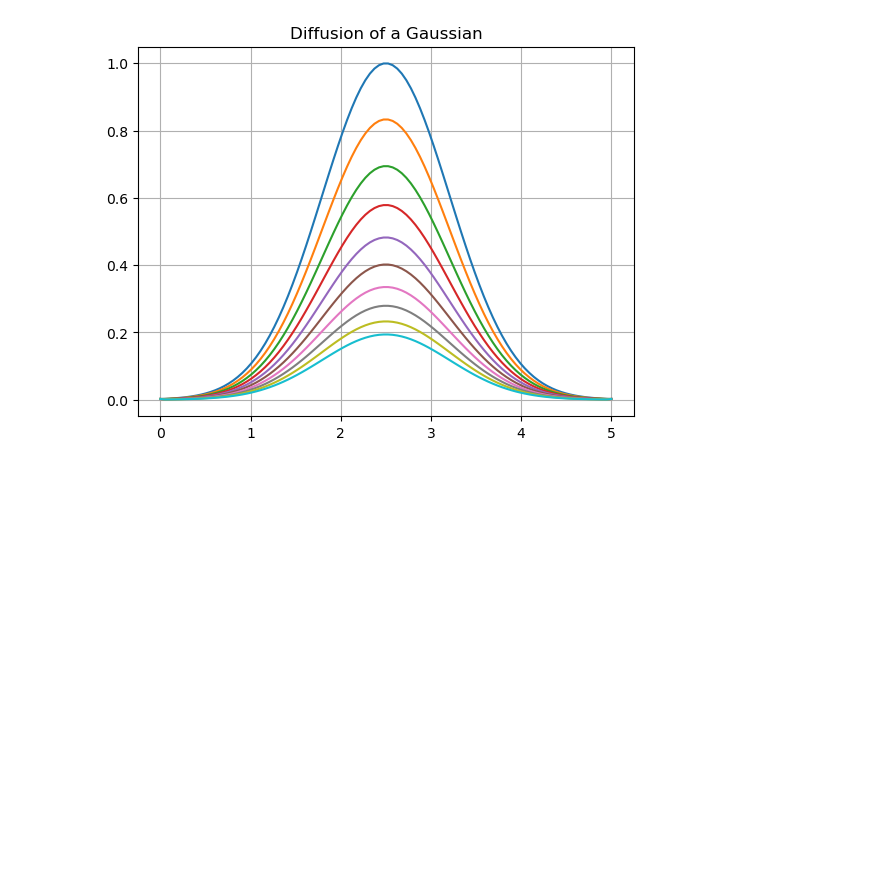
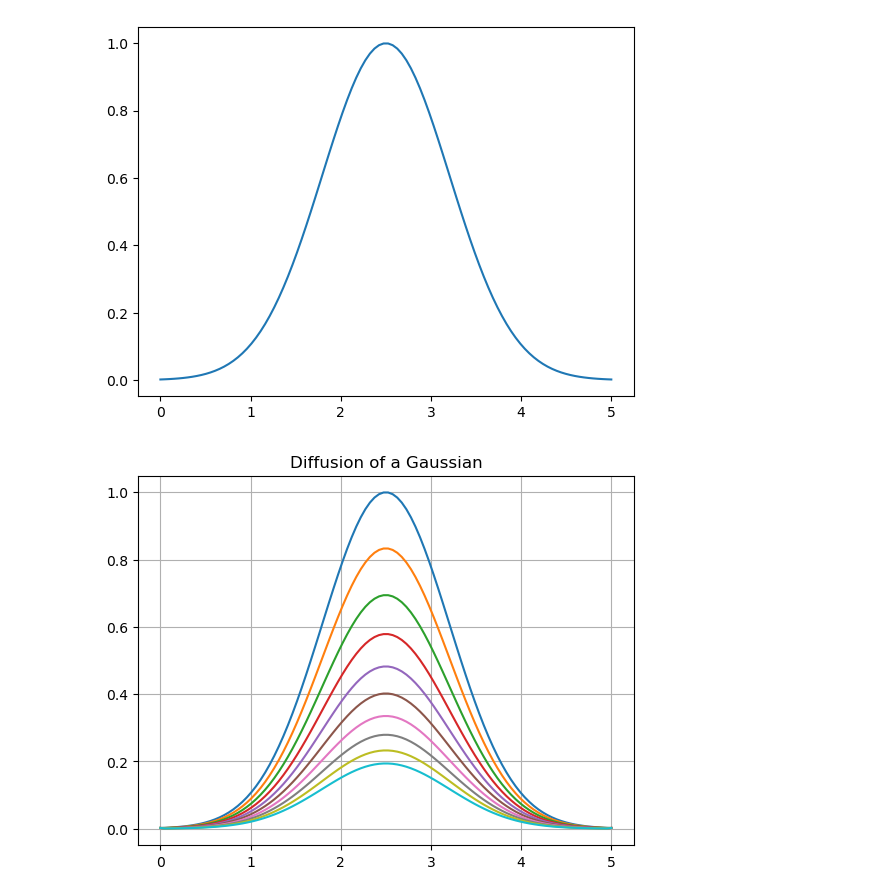
Before and after one commit to emmanuellfc/Tufts, a Jupyter notebook: Spring_2025/Computational_Physics/Quantum/quantumSolver.ipynb, the cells around one changed output. Cells and saved outputs as stored; diff of their text form; code cells hidden in the pictures; blank space fills up the shorter version.

Commit message:
- Improving Quantum Solver.

```diff
--- a/Spring_2025/Computational_Physics/Quantum/quantumSolver.ipynb
+++ b/Spring_2025/Computational_Physics/Quantum/quantumSolver.ipynb
@@ -10,3 +16,48 @@ import matplotlib.pyplot as plt
+# %%
+class QuantumSolver:
+    """
+
+    """
+    def __init__(self, xi=0, xf=5.0, N=100, gamma = 0.1):
+        """
+
+        """
+        self.xi = xi
+        self.xf = xf
+        self.N = N
+        self.gamma = gamma
+
+    def generate_grid(self):
+        """
+        """
+        self.x = np.linspace(self.xi, self.xf, self.N)
+        return self.x
+
+    def generate_potential(self):
+        pass
+
+    def create_gamma_matrix(self):
+        self.gamma = gamma_matrix(self.x, self.gamma)
+
+    def solve(self):
+        """
+        """
+        self.generate_grid()
+        self.create_gamma_matrix()
+        self.psi = np.zeros((self.N, self.N))
+        self.psi[:,0] = initial_condition(self.x, 2.5)
+        for i in range(1, self.N):
+            self.psi[:,i] = np.linalg.solve(self.gamma, self.psi[:,i-1])
+        return self.psi
+# %%
+test = QuantumSolver()
+sols = test.solve()
+# %%
+plt.figure()
+plt.plot(test.x, sols[:,0])
+plt.show()
+# %% [output]
+[figure, added]
 # %%
 gamma  = .1
 xi, xf = 0.0, 5.0
```
Also changed, not shown: parts of 17 cells of this notebook, 4 other files.
